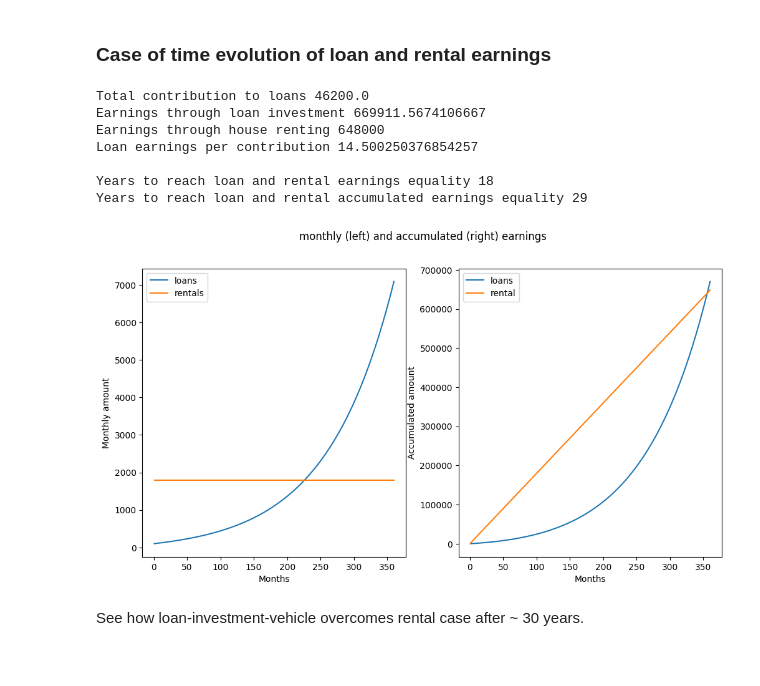
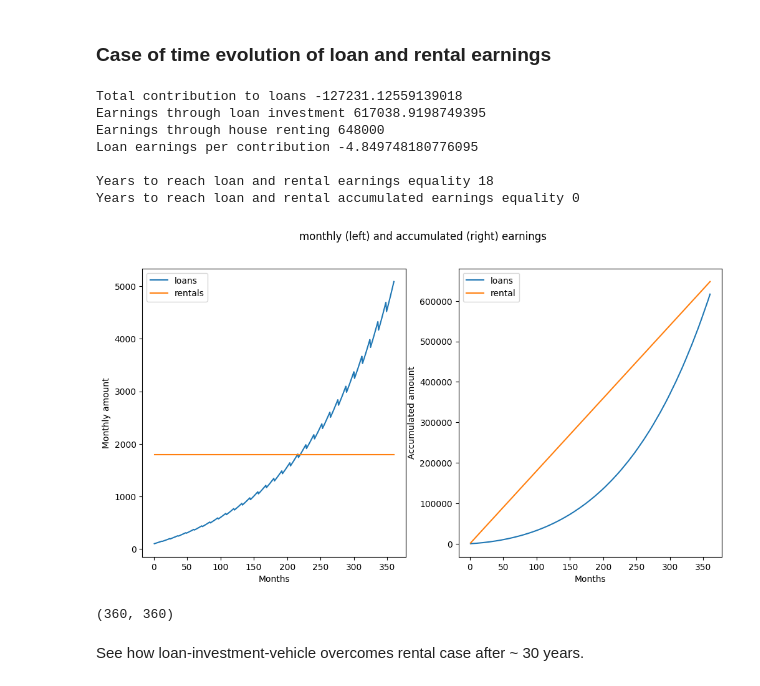
Before and after one commit to Marlup/Simulation-of-investment-and-compound-returns, a Jupyter notebook: loan_and_real-state_comparation.ipynb, the cells around one changed output. Cells and saved outputs as stored; diff of their text form; code cells hidden in the pictures.

Commit message:
rental and loans comparation adjusted vectors; yield returns fixed; increased contribution to simulation added; outputs from simulations fixed

```diff
--- a/loan_and_real-state_comparation.ipynb
+++ b/loan_and_real-state_comparation.ipynb
@@ -29,9 +29,14 @@ rental_income_history = []
 principal_amount = 10_000
 annual_contribution = 300 * 12  # 50 * 12
 roi = 0.12
-terms = 1
-periodic_contribution = annual_contribution / terms
+term_frequency = 1
+periodic_contribution = annual_contribution / term_frequency
 rental_accum = 0
+
+inc_contribution = 0.01
+inflation_rate = 0.02
+tax_rate = 0.25
+retirement_contribution_rate = 0.1
 
 # Calculate cumulative rental income
 for month in months:
@@ -39,13 +44,17 @@ for month in months:
     rental_income_history.append(rental_month)
 
 #  Calculate ROI using the `calculate_return_on_investment` function
-total_loan_balance, loan_earnings = simulate_compound_return(
+total_loan_balance, loan_earnings, balances = simulate_compound_return(
     principal=principal_amount,
     annual_roi=roi,
-    compounding_frequency=terms,
+    compounding_frequency=term_frequency,
     annual_contribution=periodic_contribution,
+    inc_contribution_rate=inc_contribution,
     investment_duration=duration,
-    retirement_at=0
+    retirement_at=0,
+    inflation_rate=inflation_rate,
+    tax_rate=tax_rate,
+    return_time_yields=True
 )
 
 # Stats
@@ -63,38 +72,42 @@ print(f"Earnings through house renting {sum(rental_income_history)}")
 print(f"Loan earnings per contribution {earning_per_contribution}", end=2*"\n")
 
 # ======================== #
 
 fig = plt.figure(figsize=(12, 6))
 
 plt.subplot(1, 2, 1)
 
 plt.plot(months, loan_earnings, label="loans")
 plt.plot(months, rental_income_history, label="rentals")
 plt.xlabel("Months")
 plt.ylabel("Monthly amount")
 plt.legend()
 
 plt.subplot(1, 2, 2)
 
 plt.plot(months, np.cumsum(loan_earnings), label="loans")
 plt.plot(months, np.cumsum(rental_income_history), label="rental")
 plt.xlabel("Months")
 plt.ylabel("Accumulated amount")
 plt.legend()
 
 _ = fig.suptitle("monthly (left) and accumulated (right) earnings")
 
 print(f"Years to reach loan and rental earnings equality {month_equal_earnings // 12}")
 print(f"Years to reach loan and rental accumulated earnings equality {month_equal_accum_earnings // 12}")
 # %% [output]
-Total contribution to loans 46200.0
-Earnings through loan investment 669911.5674106667
+Total contribution to loans -127231.12559139018
+Earnings through loan investment 617038.9198749395
 Earnings through house renting 648000
-Loan earnings per contribution 14.500250376854257
+Loan earnings per contribution -4.849748180776095
 
 Years to reach loan and rental earnings equality 18
-Years to reach loan and rental accumulated earnings equality 29
+Years to reach loan and rental accumulated earnings equality 0
-[figure, old version]
+[figure, new version]
+# %%
+len(loan_earnings), len(balances)
+# %% [output]
+(360, 360)
 # %% [markdown]
 See how loan-investment-vehicle overcomes rental case after ~ 30 years.
 # %% [markdown]
```
Also changed, not shown: parts of 7 cells of this notebook, 7 other files.
